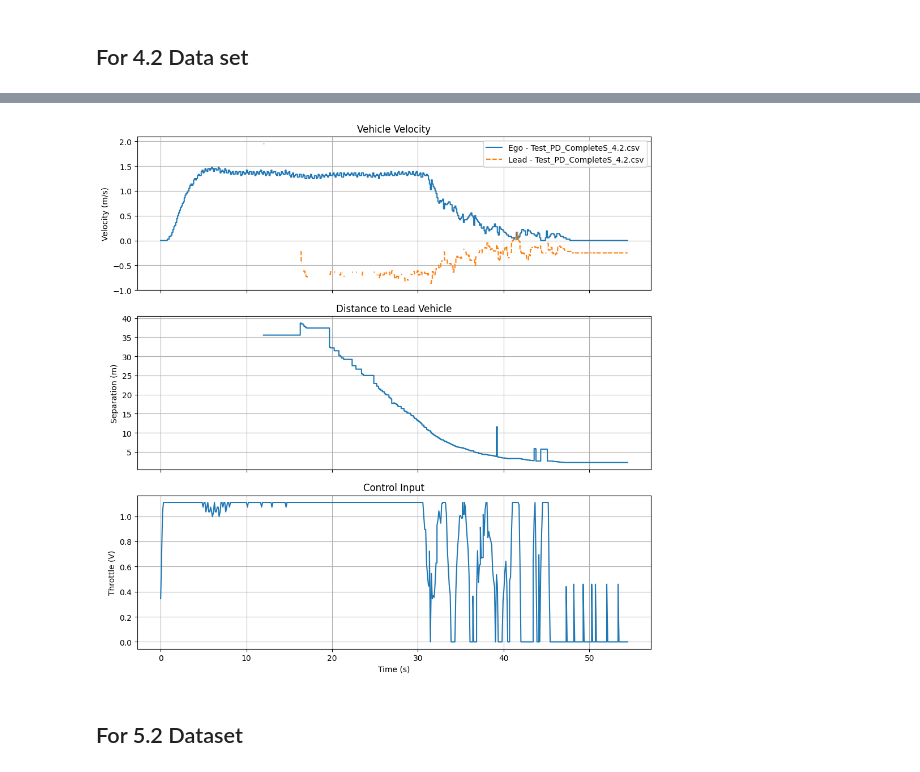
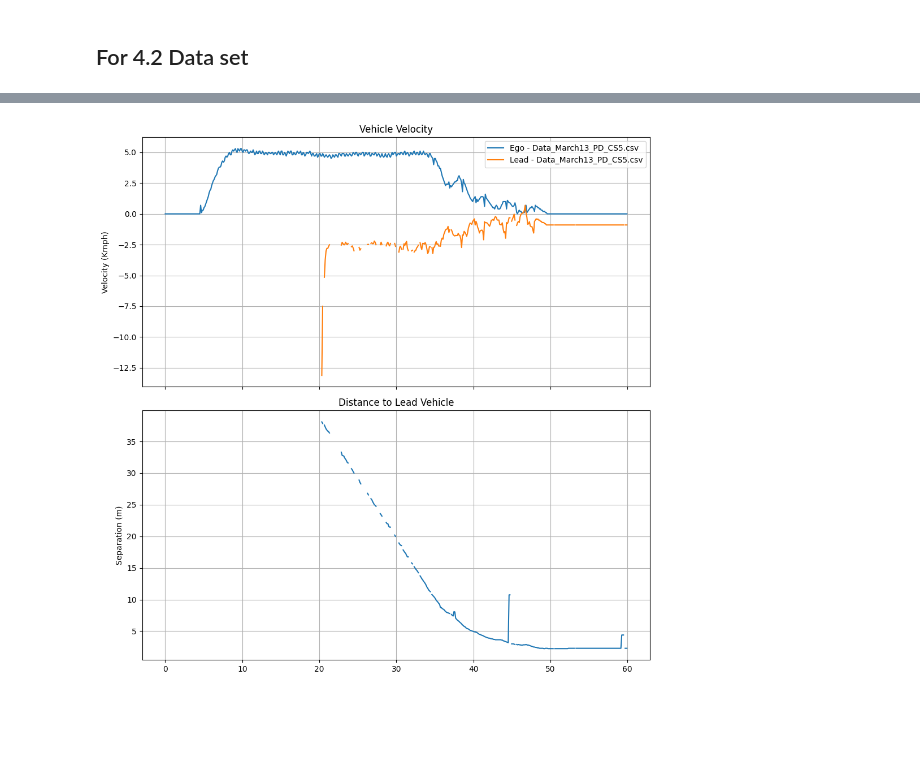
Before and after one commit to Santhosh4888/Adaptive-Cruise-Control, a Jupyter notebook: 9_Vehicle_Testing_Results/Testing_Using_Radar/March13_2026/plotting.ipynb, the cells around one changed output, grey strips where cells are left out. Saved outputs shown, nothing was run; the diff lists cells and outputs as text; code cells hidden in the pictures; blank space fills up the shorter version.

Commit message:
need to clean the data

```diff
--- a/9_Vehicle_Testing_Results/Testing_Using_Radar/March13_2026/plotting.ipynb
+++ b/9_Vehicle_Testing_Results/Testing_Using_Radar/March13_2026/plotting.ipynb
@@ -84,18 +73,0 @@ plt.show()
-# %%
-plt.figure(figsize=(10,5))
-
-for file, df in data.items():
-
-    plt.plot(df["ros_time"], df["ego_velocity"], label=f"Ego Velocity - {file}")
-
-    warn_times = df[df["warning"] == 1]["ros_time"]
-
-    for w in warn_times:
-        plt.axvline(x=w)
-
-plt.xlabel("Time")
-plt.ylabel("Velocity")
-plt.title("Warning Events")
-plt.legend()
-plt.grid()
-plt.show()
@@ -258,42 +244,34 @@ df["time"] = df["ros_time"] - df["ros_time"].iloc[0]
 # %%
-fig, axes = plt.subplots(3, 1, figsize=(10,10), sharex=True)
+fig, axes = plt.subplots(2, 1, figsize=(10,10), sharex=True)
 
 for file, df in data.items():
-
     # ---- Velocity ----
-    axes[0].plot(df["time"], df["ego_velocity"], label=f"Ego - {file}")
-
-    if "lead_velocity" in df.columns:
-        axes[0].plot(df["time"], df["lead_velocity"], linestyle="--", label=f"Lead - {file}")
-
+    axes[0].plot(df["Time"], df["Ego_Velocity_kmph"], label=f"Ego - {file}")
+    if "Obs_Velocity_kmph" in df.columns:
+        axes[0].plot(df["Time"], df["Obs_Velocity_kmph"], linestyle="-", label=f"Lead - {file}")
     # ---- Separation ----
-    if "separation" in df.columns:
-        axes[1].plot(df["time"], df["separation"], label=file)
-
+    if "Separation(m)" in df.columns:
+        axes[1].plot(df["Time"], df["Separation(m)"], label=file)
     # ---- Throttle ----
-    axes[2].plot(df["time"], df["throttle_command"], label=file)
+    #axes[2].plot(df["time"], df["throttle_command"], label=file)
 
 
-# -------- FORMAT --------
-
-axes[0].set_ylabel("Velocity (m/s)")
+axes[0].set_ylabel("Velocity (Kmph)")
 axes[0].set_title("Vehicle Velocity")
 
 axes[1].set_ylabel("Separation (m)")
 axes[1].set_title("Distance to Lead Vehicle")
 
-axes[2].set_ylabel("Throttle (V)")
-axes[2].set_xlabel("Time (s)")
-axes[2].set_title("Control Input")
+# axes[2].set_ylabel("Throttle (V)")
+# axes[2].set_xlabel("Time (s)")
+# axes[2].set_title("Control Input")
 
 for ax in axes:
     ax.grid()
 
 axes[0].legend()
 
 plt.tight_layout()
 plt.show()
 # %% [output]
-[figure, old version]
+[figure, new version]
-# %% [markdown]
-## For 5.2 Dataset
```
Also changed, not shown: parts of 11 cells of this notebook.
